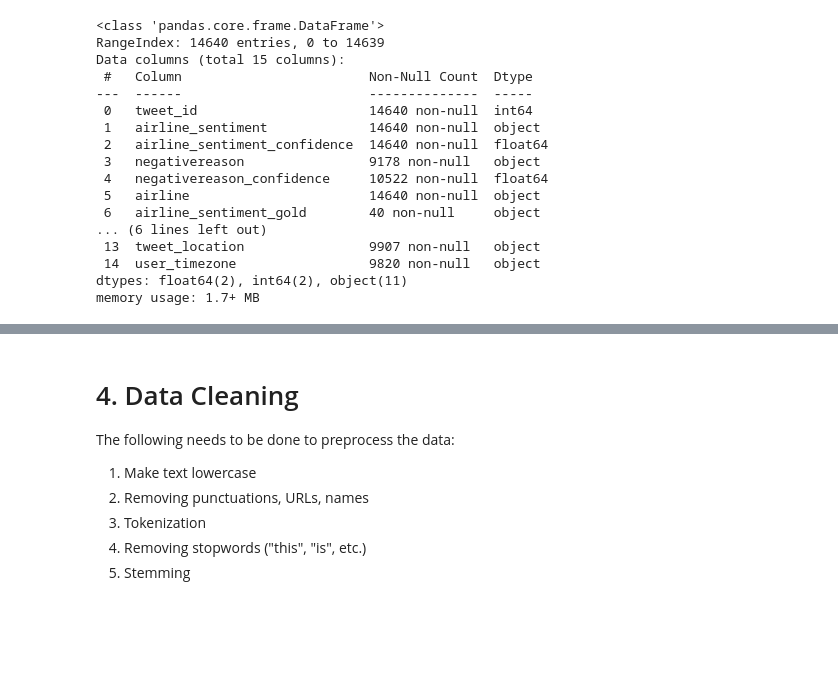
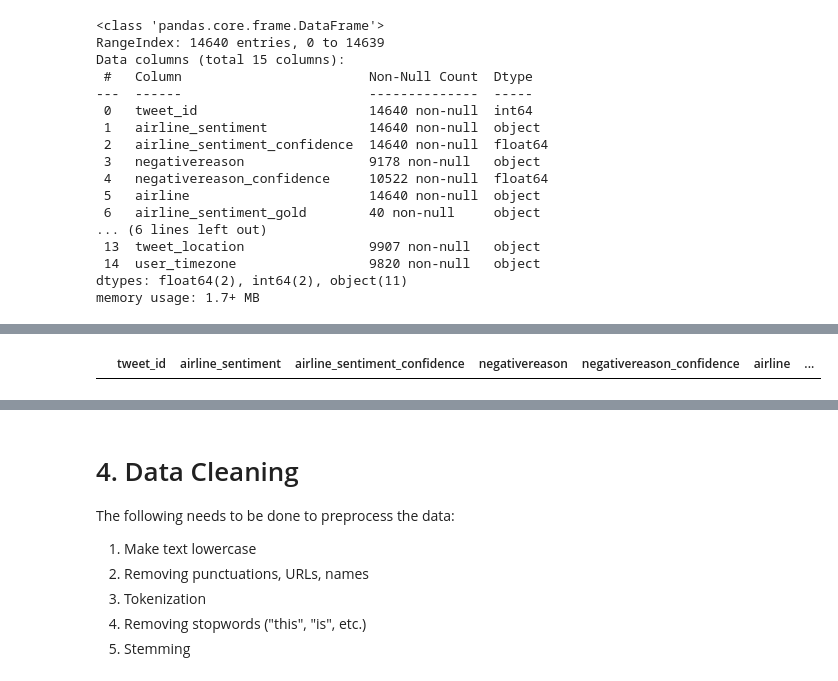
Before and after one commit to KierraDangerfield/Springboard, a Jupyter notebook: Capstone 3 Airline Sentiment Analysis/Notebooks/1 Sentiment Analysis Data Wrangling.ipynb, the cells around one changed output, grey strips where cells are left out. Saved outputs shown, nothing was run; the diff lists cells and outputs as text; code cells hidden in the pictures; blank space fills up the shorter version.

```diff
--- a/Capstone 3 Airline Sentiment Analysis/Notebooks/1 Sentiment Analysis Data Wrangling.ipynb
+++ b/Capstone 3 Airline Sentiment Analysis/Notebooks/1 Sentiment Analysis Data Wrangling.ipynb
@@ -61,0 +130,5 @@ df.shape
+# %%
+#view negativereason column
+tweets[(tweets["negativereason"].isnull()) & (tweets["airline_sentiment"] == "negative")]
+# %% [output]
+|  | tweet_id | airline_sentiment | airline_sentiment_confidence | negativereason | negativereason_confidence | airline | ... |
```
Also changed, not shown: parts of 32 cells of this notebook, 1 other file.
